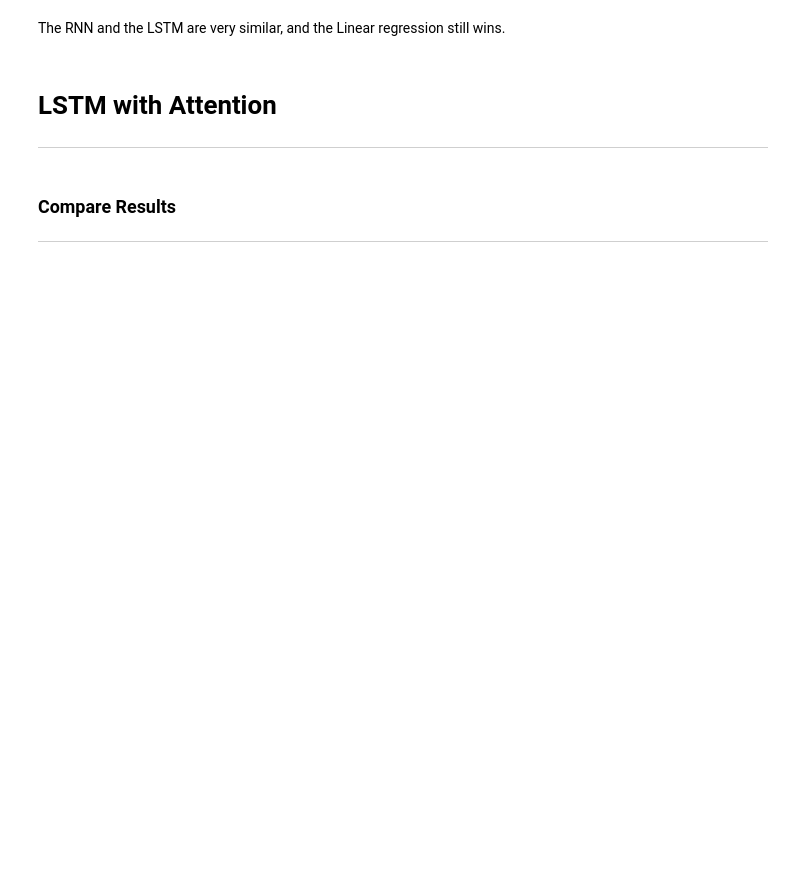
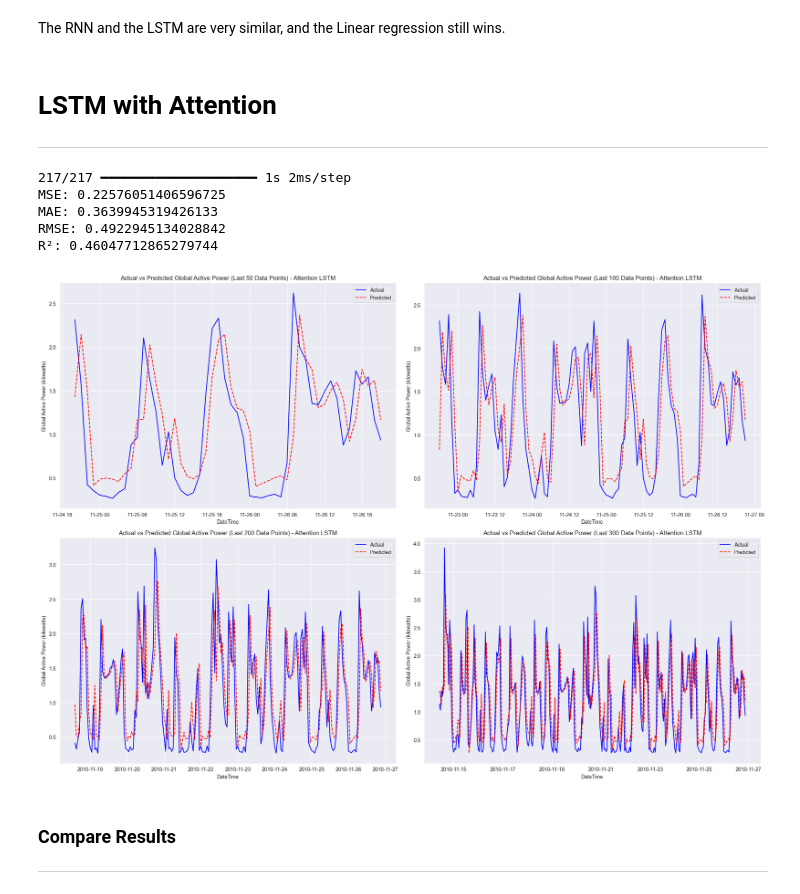
Before and after one commit to BarackSamuni/Data_science_lab2_homework2_solution, a Jupyter notebook: Fix Notebook.ipynb, the cells around one changed output. Saved outputs shown, nothing was run; the diff lists cells and outputs as text; code cells hidden in the pictures; blank space fills up the shorter version.

```diff
--- a/Fix Notebook.ipynb
+++ b/Fix Notebook.ipynb
@@ -493,19 +721,26 @@ def train_and_evaluate_attention_lstm(df, target_column, lags, resample_freq='D'
 # %%
 # Define parameters
 target_column = 'Global_active_power'
 lags = 3
 resample_freq = ('h')  # Change this to 'T', 'H', 'D', 'W', 'min' as needed
 
 
 mse_att_lstm, mae, rmse, r2, y_test, y_pred = train_and_evaluate_attention_lstm(power_consumption_df_no_missing_no_outliers, target_column, lags, resample_freq)
 
 # Print results
 print(f'MSE: {mse}')
 print(f'MAE: {mae}')
 print(f'RMSE: {rmse}')
 print(f'R²: {r2}')
 plot_actual_vs_predicted(y_test, y_pred, 'Attention LSTM')
-results_df = pd.concat([results_df,pd.DataFrame({"Model_Name": "LSTM with attention", "MSE": mse, "MAE": mae, "RMSE":rmse, unicodeit.replace('R^2'): r2},index=[0])],axis=0, ignore_index=True)
+results_df = pd.concat([results_df,pd.DataFrame({"Model_Name": "LSTM with attention", "MSE": mse, "MAE": mae, "RMSE":rmse, "R^2":r2},index=[0])],axis=0, ignore_index=True)
+# %% [output]
+217/217 ━━━━━━━━━━━━━━━━━━━━ 1s 2ms/step
+MSE: 0.22576051406596725
+MAE: 0.3639945319426133
+RMSE: 0.4922945134028842
+R²: 0.46047712865279744
+[figure, added]
 # %% [markdown]
 ### **Compare Results**
 ***
```
Also changed, not shown: parts of 24 cells of this notebook.
